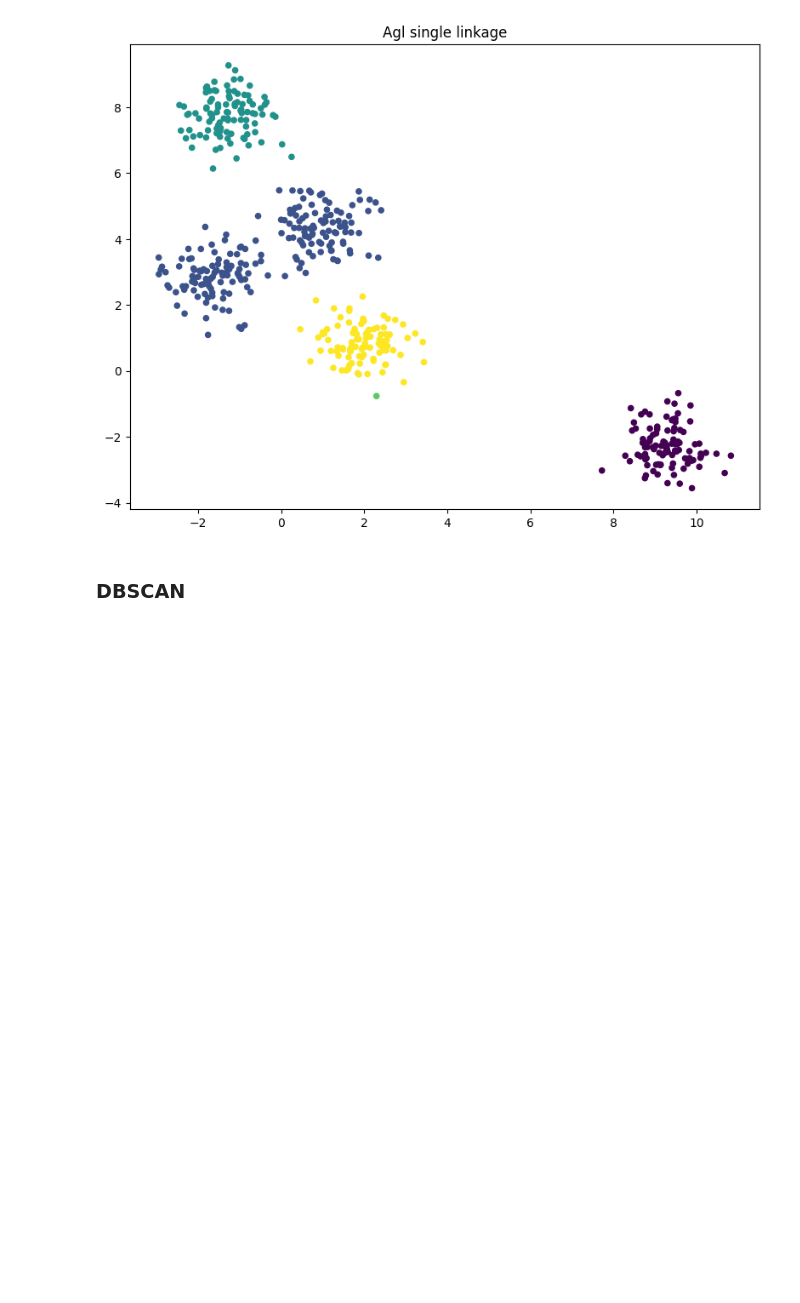
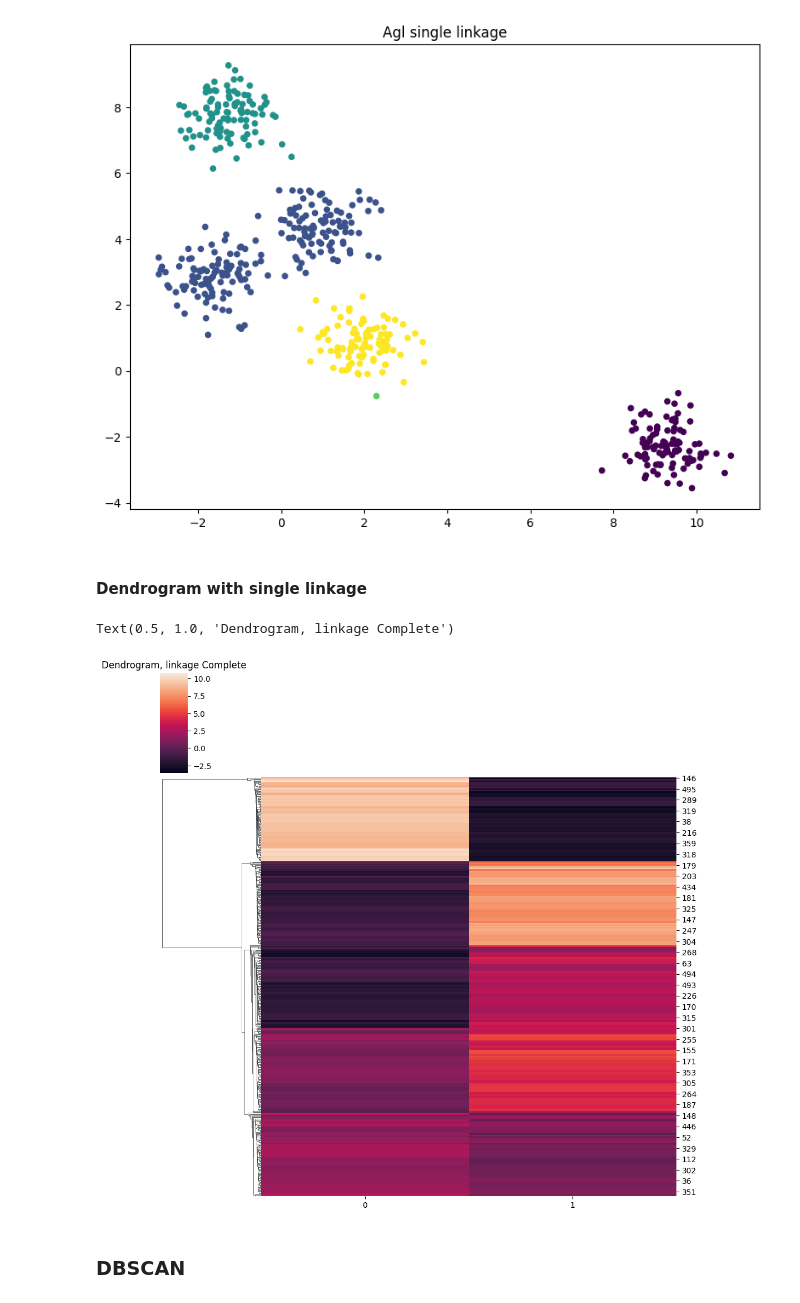
Before and after one commit to deructu/Amazinum-Data-Camp-Homeworks-by-Dmytro-Lutsyk, a Jupyter notebook: lesson_10_clustering_part_2/lesson_10_clustering_agl_dbscan.ipynb, the cells around one changed output. Drawn from its saved outputs; the diff is of its cells as text; code cells hidden in the pictures; blank space fills up the shorter version.

```diff
--- a/lesson_10_clustering_part_2/lesson_10_clustering_agl_dbscan.ipynb
+++ b/lesson_10_clustering_part_2/lesson_10_clustering_agl_dbscan.ipynb
@@ -101,6 +110,14 @@ print(silhouette)
 Learning Sucsesfull
 0.5740226624379556
 [figure]
+# %% [markdown]
+#### Dendrogram with single linkage
+# %%
+sns.clustermap(X, col_cluster=False, method='single')
+plt.title('Dendrogram, linkage Complete')
+# %% [output]
+Text(0.5, 1.0, 'Dendrogram, linkage Complete')
+[figure, added]
 # %% [markdown]
 ### DBSCAN
 # %%
```
Also changed, not shown: parts of 4 cells of this notebook.
